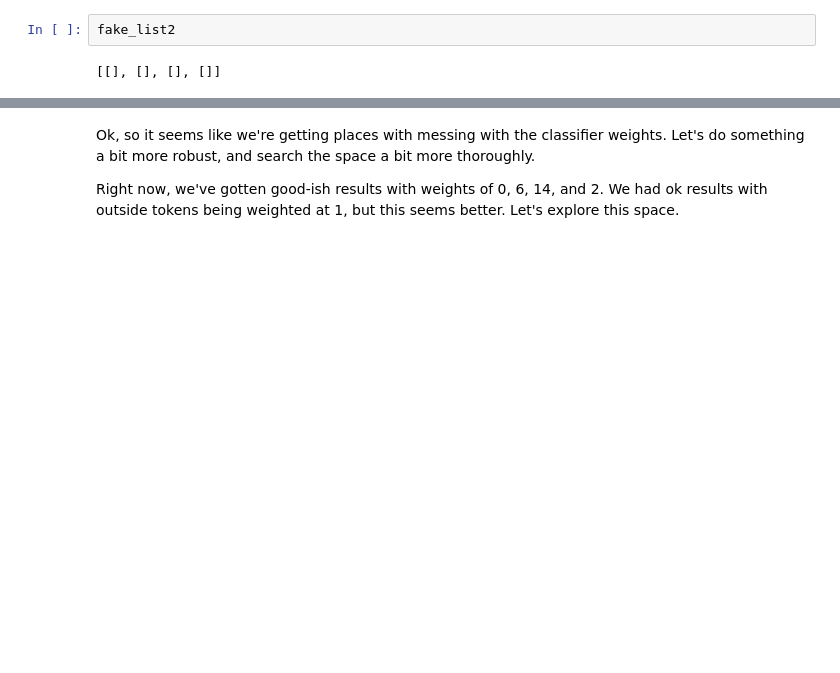
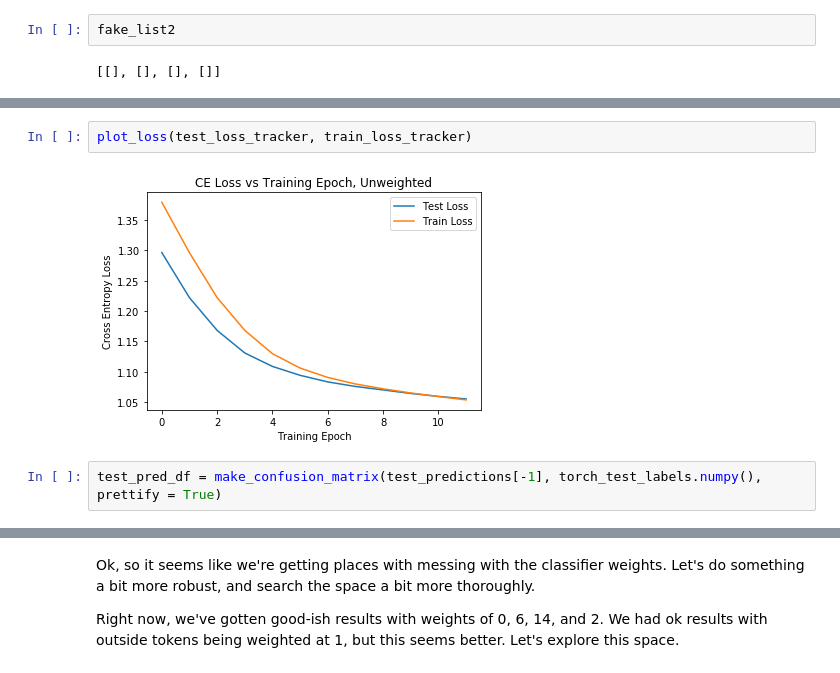
Before and after one commit to JonathanOnorato/BERT_Explore, a Jupyter notebook: BERTplusClassifier.ipynb, the cells around one changed output, grey strips where cells are left out. Drawn from its saved outputs; the diff is of its cells as text; blank space fills up the shorter version.

```diff
--- a/BERTplusClassifier.ipynb
+++ b/BERTplusClassifier.ipynb
@@ -1750,0 +1903,6 @@ fake_list2
+# %%
+plot_loss(test_loss_tracker, train_loss_tracker)
+# %% [output]
+[figure, added]
+# %%
+test_pred_df = make_confusion_matrix(test_predictions[-1], torch_test_labels.numpy(), prettify = True)
```
Also changed, not shown: parts of 28 cells of this notebook.
